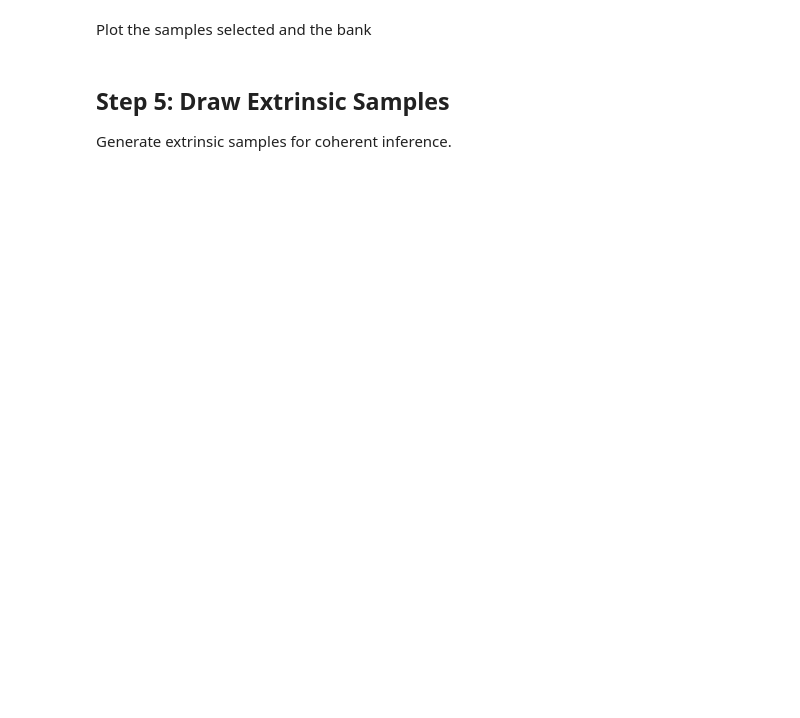
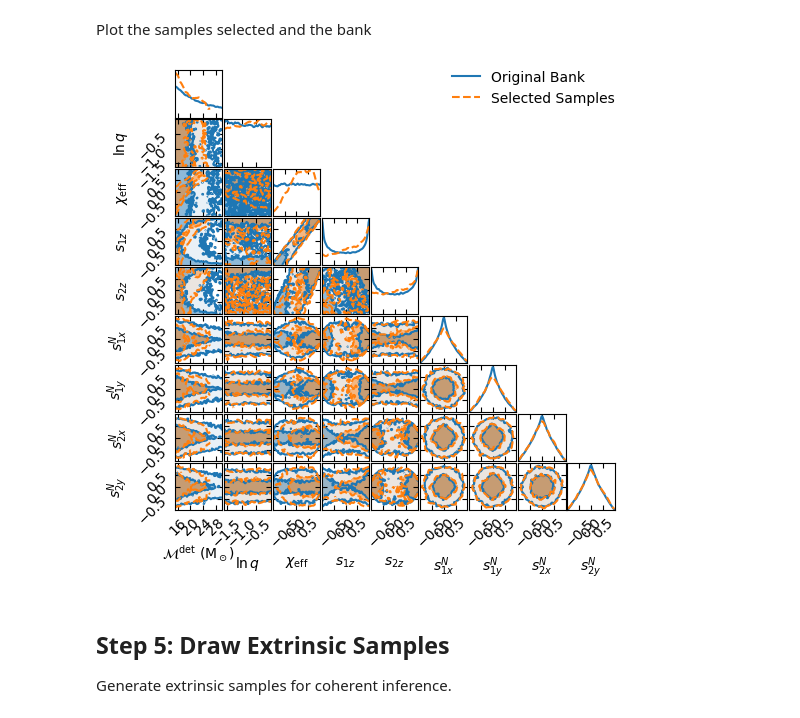
Before and after one commit to JonathanMushkin/dot-PE, a Jupyter notebook: notebooks/03_run_inference/03_run_inference.ipynb, the cells around one changed output. Drawn from its saved outputs; the diff is of its cells as text; code cells hidden in the pictures; blank space fills up the shorter version.

```diff
--- a/notebooks/03_run_inference/03_run_inference.ipynb
+++ b/notebooks/03_run_inference/03_run_inference.ipynb
@@ -85,10 +82,12 @@ injection_par_dic = dict(
 
 # Inject signal
 event_data.inject_signal(injection_par_dic, "IMRPhenomXPHM")
-snr = np.sqrt(2 * (event_data.injection["d_h"] - 0.5 * event_data.injection["h_h"]).sum())
+snr = np.sqrt(
+    2 * (event_data.injection["d_h"] - 0.5 * event_data.injection["h_h"]).sum()
+)
 print(f"Injection SNR: {snr:.2f}")
 
 # Save event data
-event_path = tutorial_dir / f"{eventname}.npz"
+event_path = ARTIFACTS_DIR / f"{eventname}.npz"
 event_data.to_npz(filename=event_path, overwrite=True)
 print(f"Saved event data to: {event_path}")
@@ -196,7 +221,7 @@ print(f"Selection fraction: {len(preselected_indices)/len(bank_df):.1%}")
 Perform incoherent single-detector likelihood evaluations to further filter samples.
 # %%
 # Set up inference parameters
-n_int = len(bank_df)//4  # Use a quarter just for demonstration
+n_int = len(bank_df) // 4  # Use a quarter just for demonstration
 n_phi = 32  # Number of phi_ref samples for single-detector evaluation
 n_t = 128  # Number of time samples
 single_detector_blocksize = 2048
@@ -222,17 +247,19 @@ posterior = Posterior.from_event(
 par_dic_0 = posterior.likelihood.par_dic_0.copy()
 
 print("Running incoherent single-detector selection...")
-inds, lnlike_di, incoherent_lnlikes = inference.collect_int_samples_from_single_detectors(
-    event_data=event_data,
-    par_dic_0=par_dic_0,
-    single_detector_blocksize=single_detector_blocksize,
-    n_int=n_int,
-    n_phi=n_phi,
-    n_t=n_t,
-    bank_folder=bank_dir,
-    i_int_start=0,
-    max_incoherent_lnlike_drop=20,
-    preselected_indices=preselected_indices,
+inds, lnlike_di, incoherent_lnlikes = (
+    inference.collect_int_samples_from_single_detectors(
+        event_data=event_data,
+        par_dic_0=par_dic_0,
+        single_detector_blocksize=single_detector_blocksize,
+        n_int=n_int,
+        n_phi=n_phi,
+        n_t=n_t,
+        bank_folder=bank_dir,
+        i_int_start=0,
+        max_incoherent_lnlike_drop=20,
+        preselected_indices=preselected_indices,
+    )
 )
 
 num_selected = len(inds)
@@ -247,31 +286,43 @@ Plot the samples selected and the bank
 # %%
 # Get selected samples from bank
 selected_samples = bank_df.iloc[inds].copy()
 selected_samples["mchirp"] = gw_utils.m1m2_to_mchirp(
     selected_samples["m1"], selected_samples["m2"]
 )
 selected_samples["lnq"] = np.log(selected_samples["m2"] / selected_samples["m1"])
 selected_samples["chieff"] = gw_utils.chieff(
     *selected_samples[["m1", "m2", "s1z", "s2z"]].values.T
 )
 
 # Add mchirp, lnq, chieff to original bank for plotting
 bank_df_plot = bank_df.copy()
 bank_df_plot["mchirp"] = bank_mchirp
 bank_df_plot["lnq"] = np.log(bank_df_plot["m2"] / bank_df_plot["m1"])
 bank_df_plot["chieff"] = gw_utils.chieff(
     *bank_df_plot[["m1", "m2", "s1z", "s2z"]].values.T
 )
 
 # Create MultiCornerPlot
-plot_params = ["mchirp", "lnq", "chieff", "s1z", "s2z", "s1x_n", "s1y_n", "s2x_n", "s2y_n"]
+plot_params = [
+    "mchirp",
+    "lnq",
+    "chieff",
+    "s1z",
+    "s2z",
+    "s1x_n",
+    "s1y_n",
+    "s2x_n",
+    "s2y_n",
+]
 comparison_plot = gw_plotting.MultiCornerPlot(
     [bank_df_plot, selected_samples],
     params=plot_params,
     smooth=1.0,
     labels=["Original Bank", "Selected Samples"],
 )
 comparison_plot.plot(max_figsize=6)
+# %% [output]
+[figure, added]
 # %% [markdown]
 ## Step 5: Draw Extrinsic Samples
 
```
Also changed, not shown: parts of 22 cells of this notebook, 9 other files.
